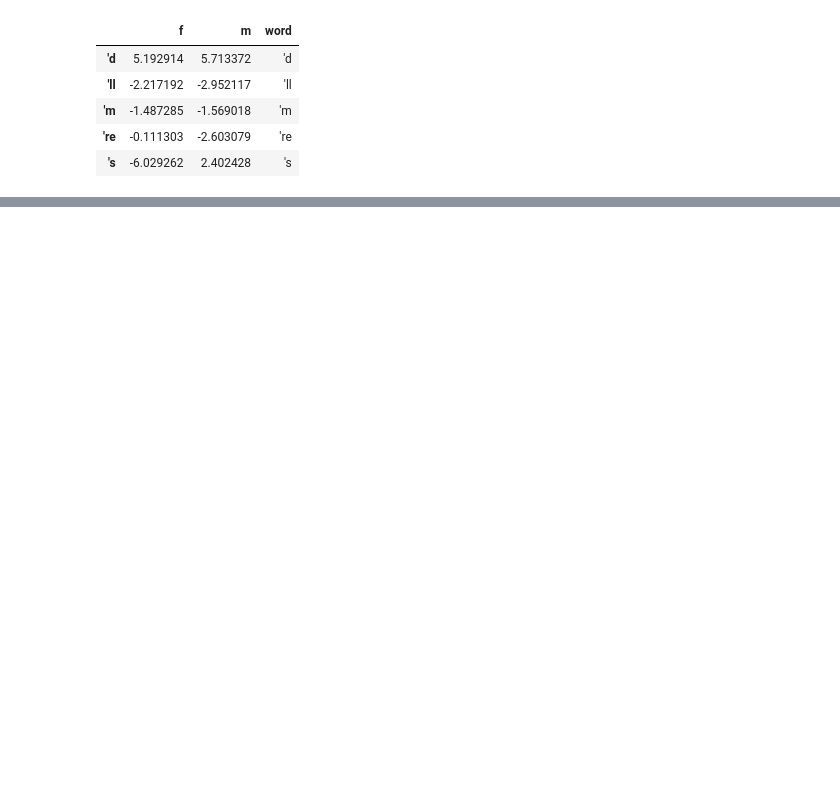
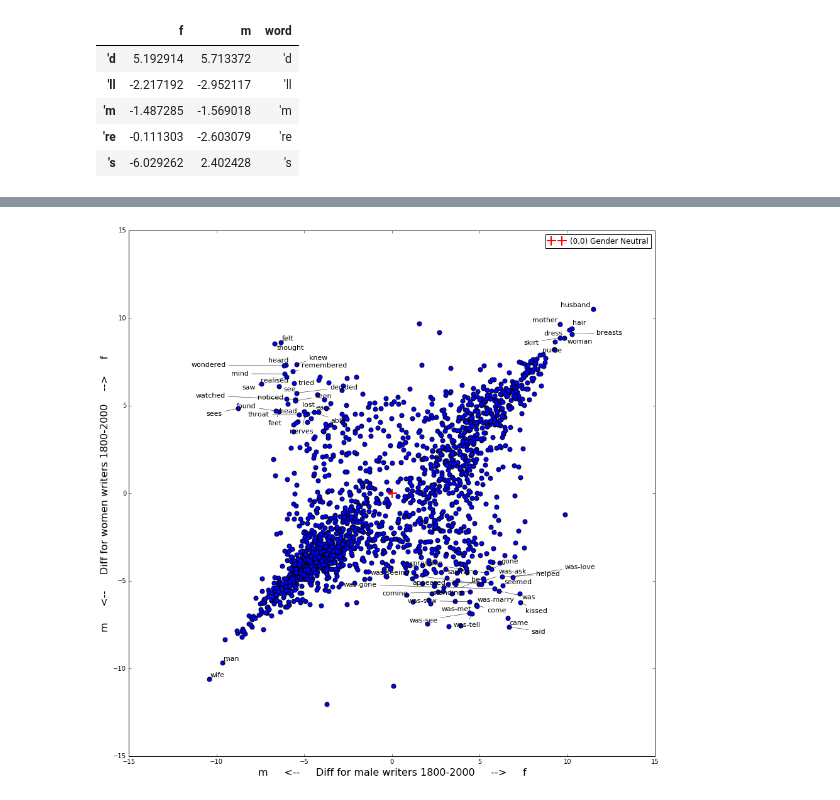
Before and after one commit to tedunderwood/measureperspective, a Jupyter notebook: 2modelingperspectives/gendered_perspectives.ipynb, the cells around one changed output, grey strips where cells are left out. Drawn from its saved outputs; the diff is of its cells as text; code cells hidden in the pictures; blank space fills up the shorter version.

```diff
--- a/2modelingperspectives/gendered_perspectives.ipynb
+++ b/2modelingperspectives/gendered_perspectives.ipynb
@@ -139,0 +229,13 @@ plot_gender_means(vocab, twoperspectives)
+# %%
+twentieth = data[data.year > 1950]
+f_perspective = dunningsforauthgender(twentieth, 'f')
+m_perspective = dunningsforauthgender(twentieth, 'm')
+
+gforf = f_perspective.g.rename('f')
+gform = m_perspective.g.rename('m')
+perspective20 = pd.concat([gforf, gform], axis = 1)
+perspective20.fillna(0, inplace = True)
+perspective20['word'] = perspective20.index
+plot_gender_means(vocab, perspective20)
+# %% [output]
+[figure, added]
```
Also changed, not shown: parts of 9 cells of this notebook, 5 other files.
